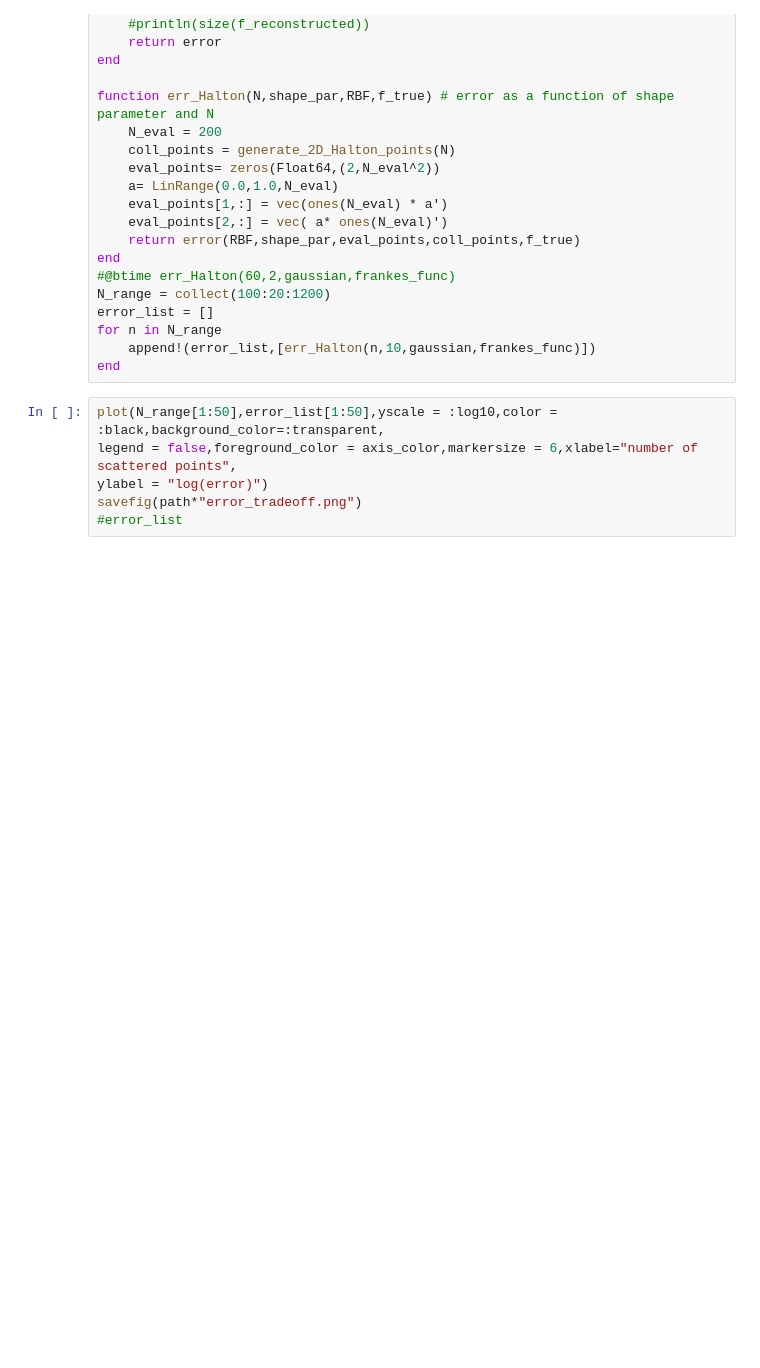
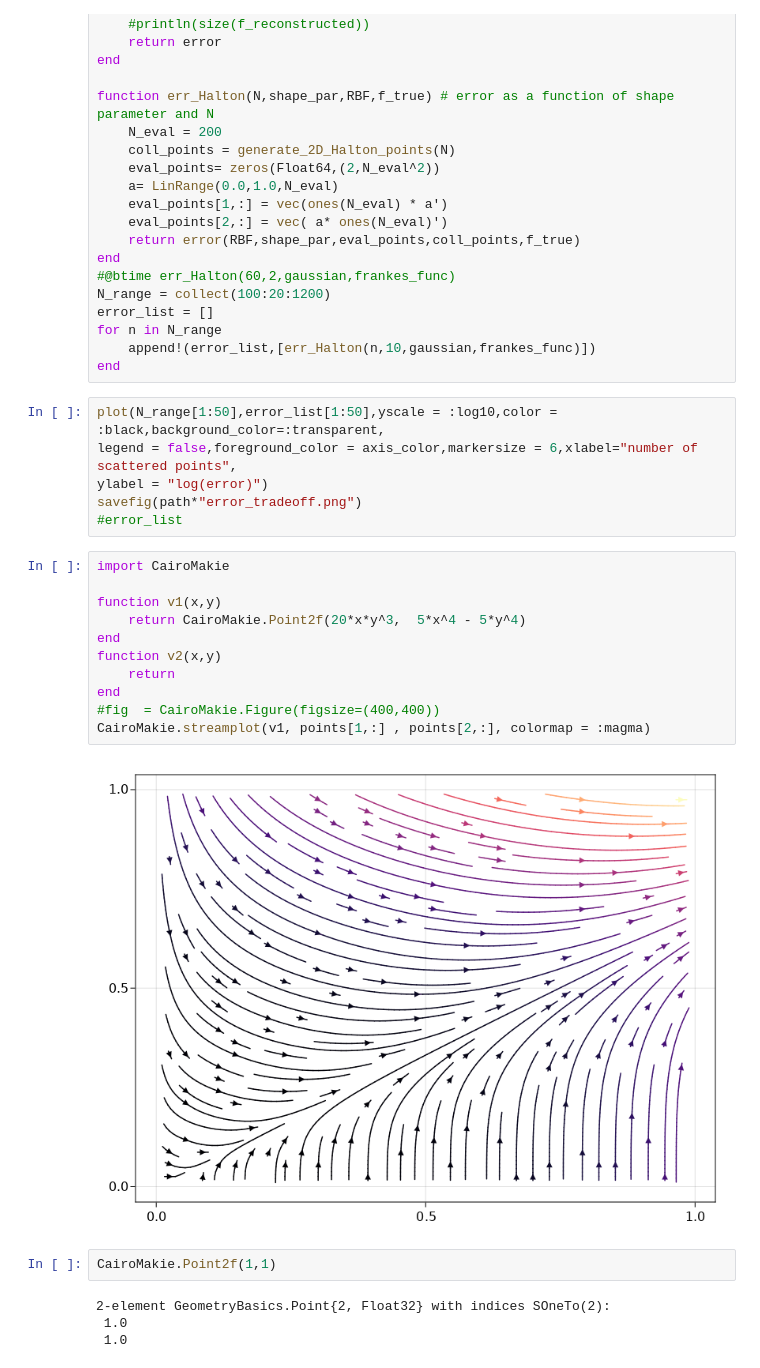
Before and after one commit to Volodymyr-Y/RBF-PDEs, a Jupyter notebook: presentation.ipynb, the cells around one changed output. Cells and saved outputs as stored; diff of their text form; blank space fills up the shorter version.

```diff
--- a/presentation.ipynb
+++ b/presentation.ipynb
@@ -99,3 +99,22 @@ legend = false,foreground_color = axis_color,markersize = 6,xlabel="number of sc
 ylabel = "log(error)")
 savefig(path*"error_tradeoff.png")
 #error_list
+# %%
+import CairoMakie
+
+function v1(x,y)
+    return CairoMakie.Point2f(20*x*y^3,  5*x^4 - 5*y^4)
+end
+function v2(x,y)
+    return
+end
+#fig  = CairoMakie.Figure(figsize=(400,400))
+CairoMakie.streamplot(v1, points[1,:] , points[2,:], colormap = :magma)
+# %% [output]
+[figure, added]
+# %%
+CairoMakie.Point2f(1,1)
+# %% [output]
+2-element GeometryBasics.Point{2, Float32} with indices SOneTo(2):
+ 1.0
+ 1.0
```
Also changed, not shown: 44 other files.
